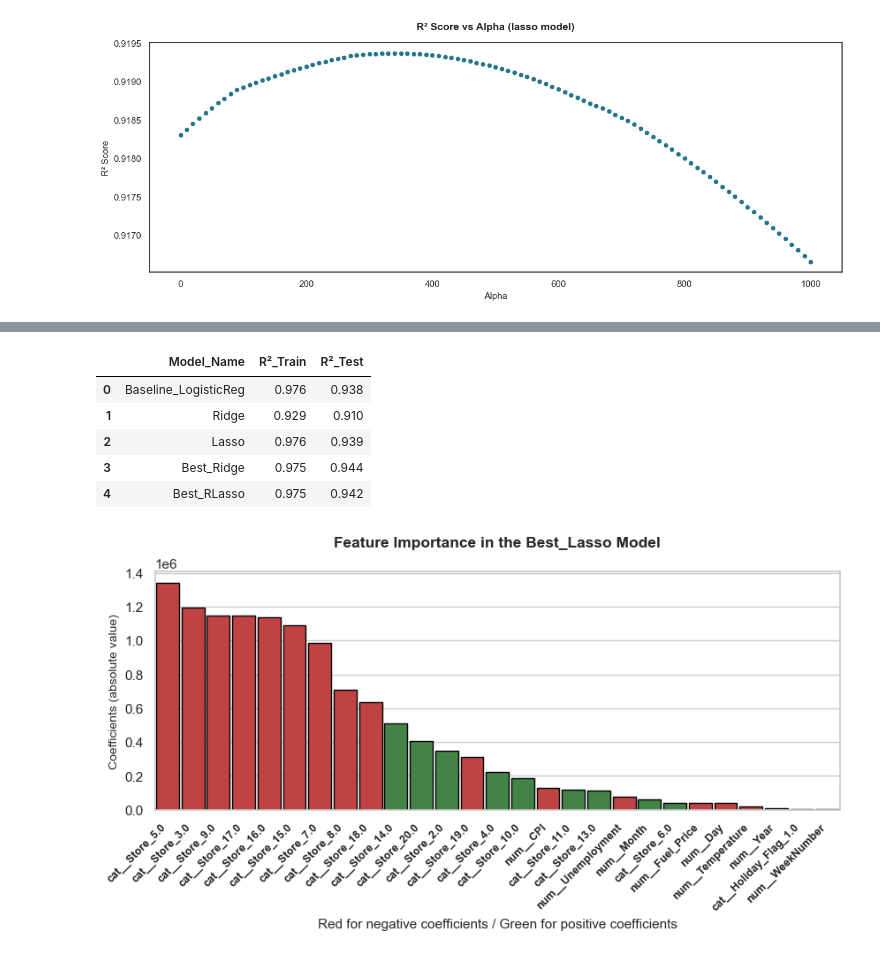
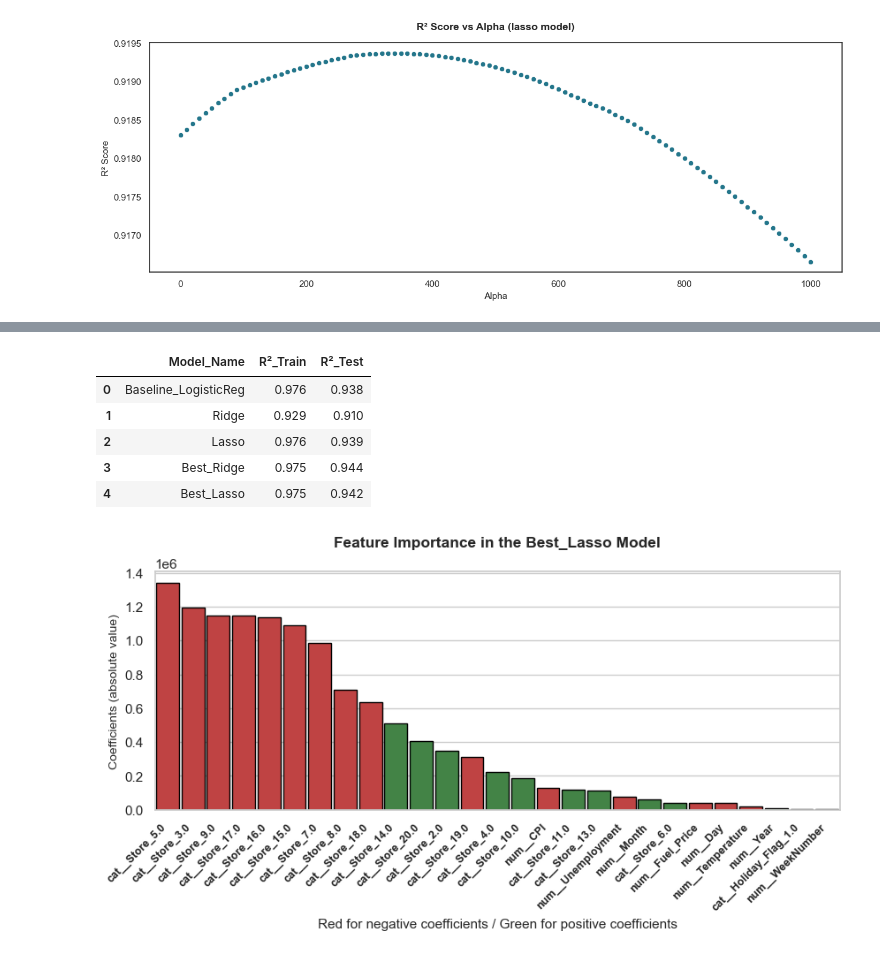
Before and after one commit to LoicV17/LoicValentini_Jedha_Certifications, a Jupyter notebook: CDSD_Concepteur_Developpeur_Sciences_Donnees/Bloc_3_Machine_Learning/Walmart_project/Walmart_project_2.ipynb, the cells around one changed output, grey strips where cells are left out. Saved outputs shown, nothing was run; the diff lists cells and outputs as text; code cells hidden in the pictures.

```diff
--- a/CDSD_Concepteur_Developpeur_Sciences_Donnees/Bloc_3_Machine_Learning/Walmart_project/Walmart_project_2.ipynb
+++ b/CDSD_Concepteur_Developpeur_Sciences_Donnees/Bloc_3_Machine_Learning/Walmart_project/Walmart_project_2.ipynb
@@ -556,7 +556,7 @@ print("R2 score on training set : ", r2_score(Y_train, Y_train_pred))
 print("R2 score on test set : ", r2_score(Y_test, Y_test_pred))
 
 # Store baseline_results
-best_lasso_dic = {'Model_Name' : 'Best_RLasso',
+best_lasso_dic = {'Model_Name' : 'Best_Lasso',
                 'R²_Train' : round(r2_score(Y_train, Y_train_pred),3),
                 'R²_Test' : round(r2_score(Y_test, Y_test_pred),3) }
 
@@ -571,9 +571,9 @@ R2 score on test set :  0.9415083858272355
 |  | Model_Name | R²_Train | R²_Test |
 | 0 | Baseline_LogisticReg | 0.976 | 0.938 |
 | 1 | Ridge | 0.929 | 0.910 |
 | 2 | Lasso | 0.976 | 0.939 |
 | 3 | Best_Ridge | 0.975 | 0.944 |
-| 4 | Best_RLasso | 0.975 | 0.942 |
+| 4 | Best_Lasso | 0.975 | 0.942 |
 # %%
 # See the feature importance for Best_Lasso model
 
```
Also changed, not shown: parts of 8 cells of this notebook.
